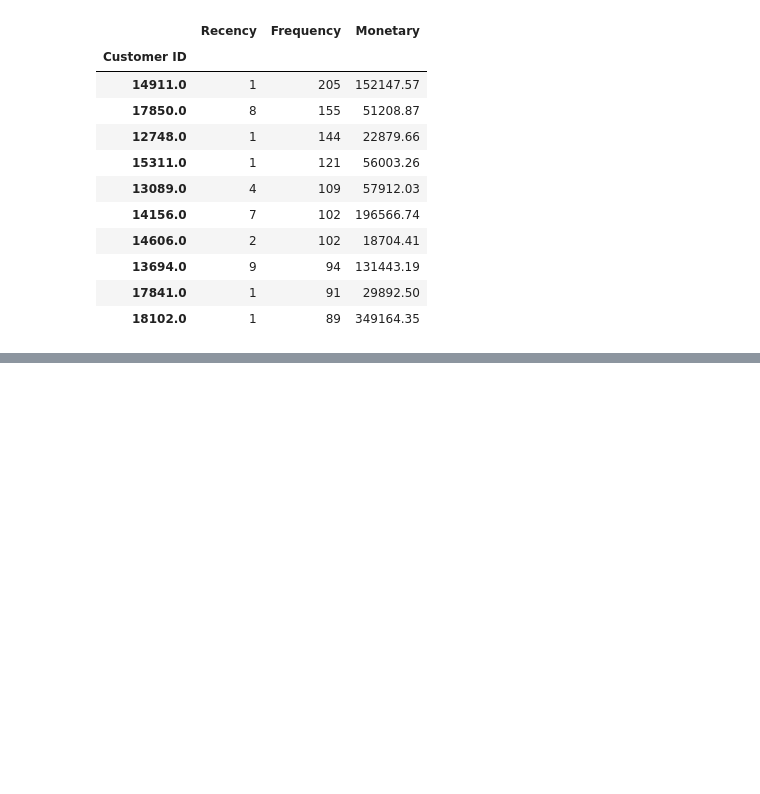
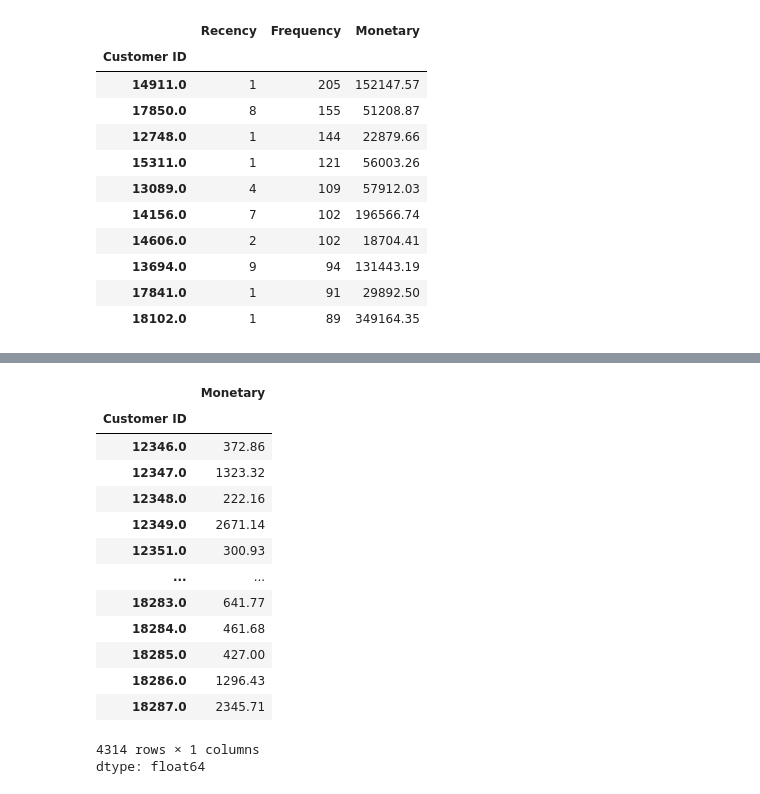
Before and after one commit to Abdulmujeeb-Taiwo/Customer-Segmentation, a Jupyter notebook: RFM_Analysis.ipynb, the cells around one changed output, grey strips where cells are left out. Cells and saved outputs as stored; diff of their text form; code cells hidden in the pictures; blank space fills up the shorter version.

```diff
--- a/RFM_Analysis.ipynb
+++ b/RFM_Analysis.ipynb
@@ -343,0 +370,18 @@ rfm_df.sort_values(by='Frequency', ascending=False).head(10)
+# %%
+rfm_df.Monetary
+# %% [output]
+|  | Monetary |
+| Customer ID |  |
+| 12346.0 | 372.86 |
+| 12347.0 | 1323.32 |
+| 12348.0 | 222.16 |
+| 12349.0 | 2671.14 |
+| 12351.0 | 300.93 |
+| ... | ... |
+| 18283.0 | 641.77 |
+| 18284.0 | 461.68 |
+| 18285.0 | 427.00 |
+| 18286.0 | 1296.43 |
+| 18287.0 | 2345.71 |
+4314 rows × 1 columns
+dtype: float64
```
Also changed, not shown: parts of 14 cells of this notebook.
